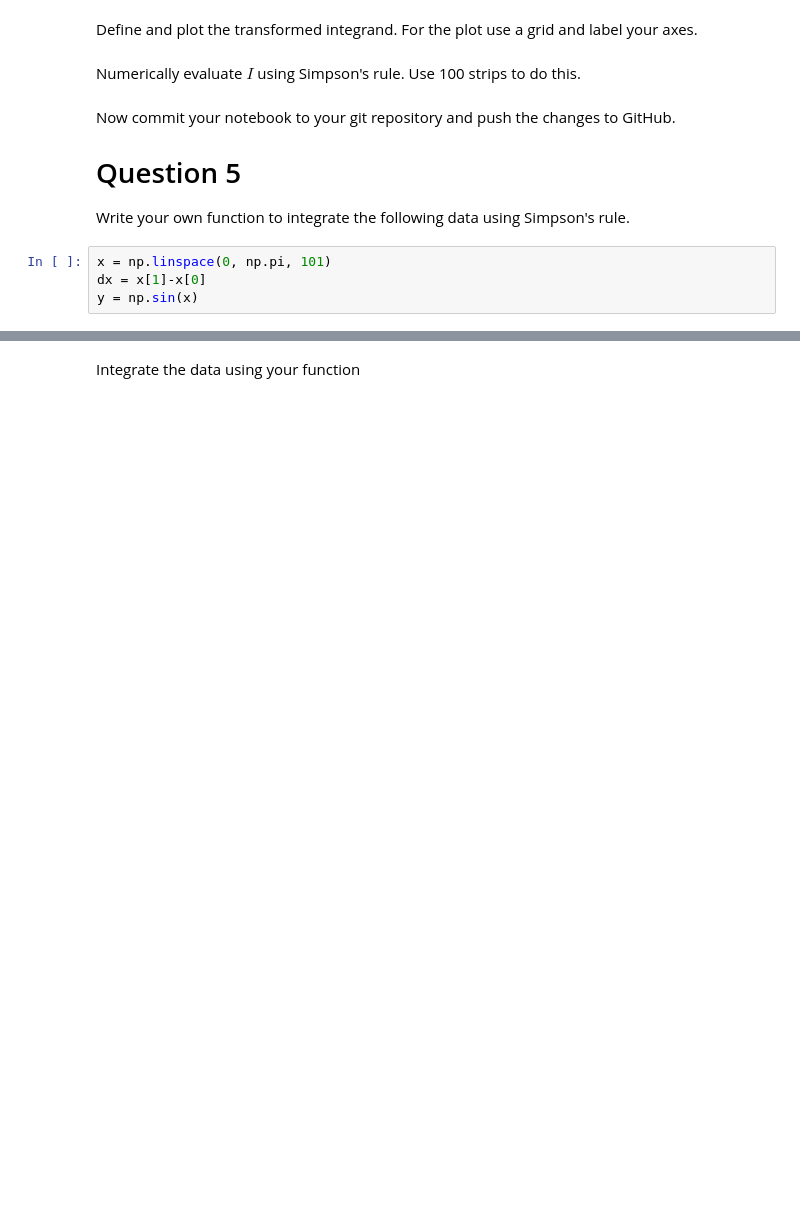
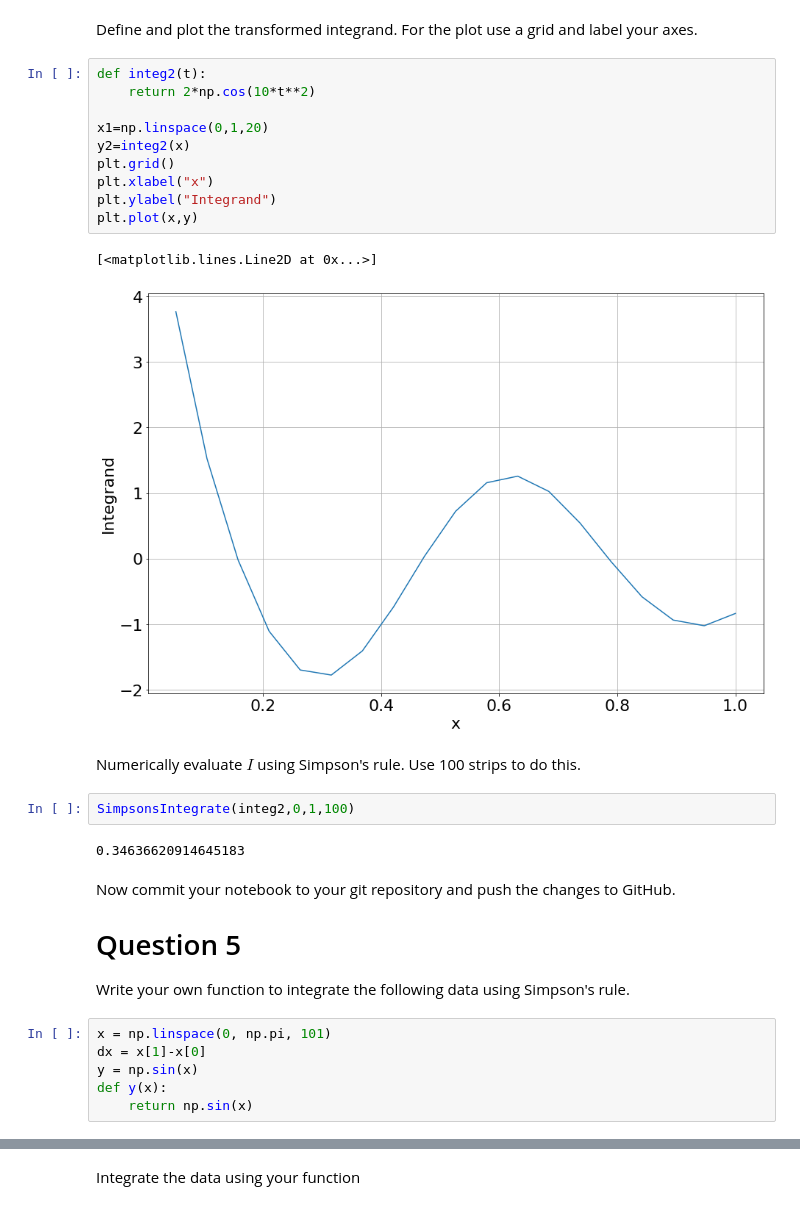
Before and after one commit to Maksymilian5275/ACM20030-Assignments, a Jupyter notebook: ACM20030-Assignment4/Assignment-4.ipynb, the cells around one changed output, grey strips where cells are left out. Saved outputs shown, nothing was run; the diff lists cells and outputs as text; blank space fills up the shorter version.

```diff
--- a/ACM20030-Assignment4/Assignment-4.ipynb
+++ b/ACM20030-Assignment4/Assignment-4.ipynb
@@ -261,7 +283,24 @@ Plot the integrand in the range $[0,1]$, use a grid and label your axes.
 # %% [markdown]
 Define and plot the transformed integrand. For the plot use a grid and label your axes.
+# %%
+def integ2(t):
+    return 2*np.cos(10*t**2)
+
+x1=np.linspace(0,1,20)
+y2=integ2(x)
+plt.grid()
+plt.xlabel("x")
+plt.ylabel("Integrand")
+plt.plot(x,y)
+# %% [output]
+[<matplotlib.lines.Line2D at 0x...>]
+[figure, added]
 # %% [markdown]
 Numerically evaluate $I$ using Simpson's rule. Use 100 strips to do this.
+# %%
+SimpsonsIntegrate(integ2,0,1,100)
+# %% [output]
+0.34636620914645183
 # %% [markdown]
 Now commit your notebook to your git repository and push the changes to GitHub.
 
@@ -272,3 +311,5 @@ Write your own function to integrate the following data using Simpson's rule.
 x = np.linspace(0, np.pi, 101)
 dx = x[1]-x[0]
 y = np.sin(x)
+def y(x):
+    return np.sin(x)
```
Also changed, not shown: parts of 9 cells of this notebook.
